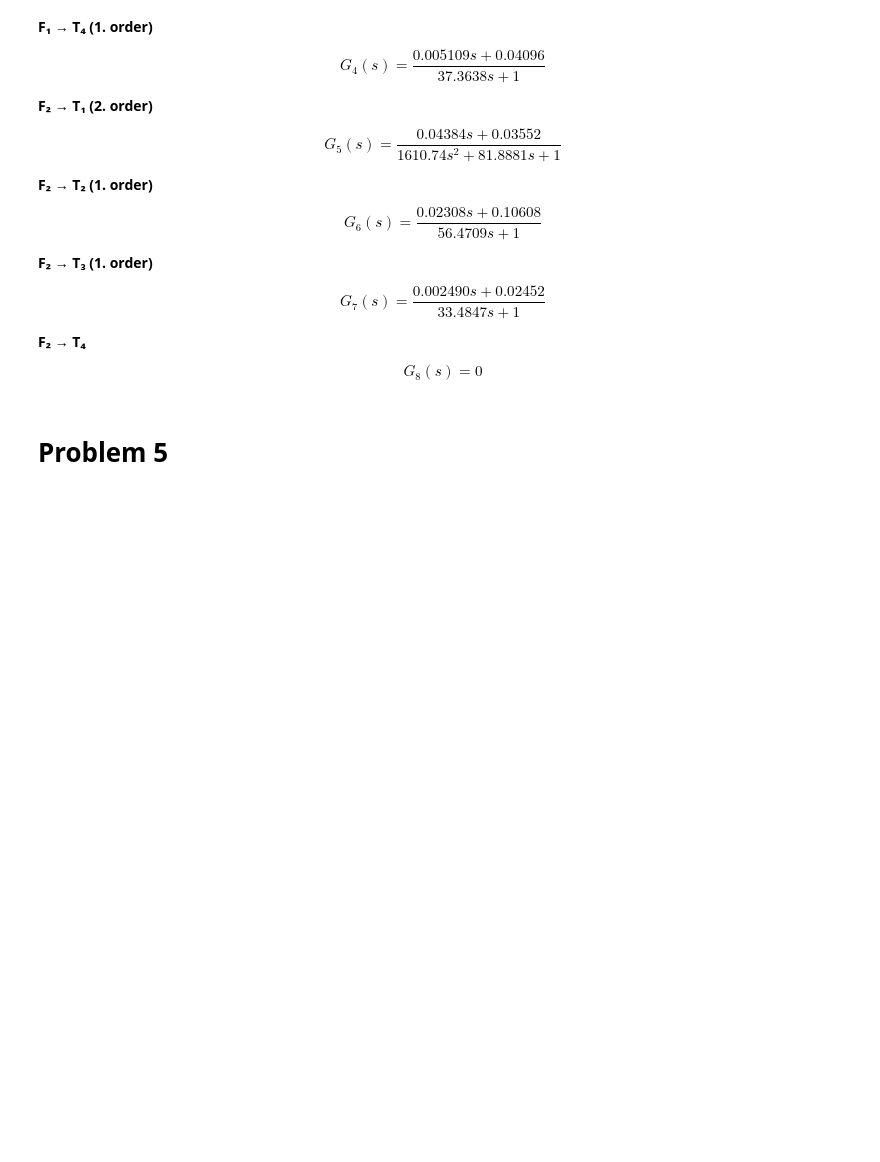
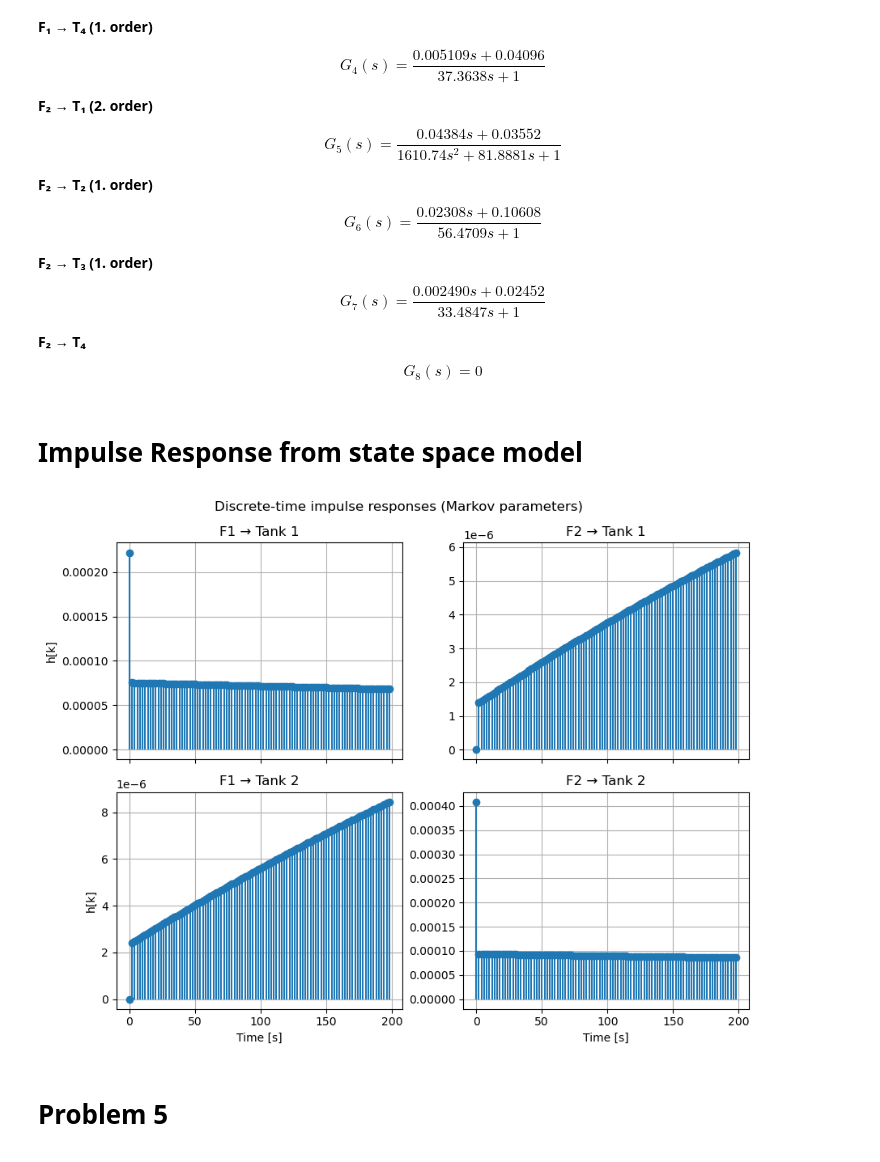
Before and after one commit to Comicboy/DTU_MPC, a Jupyter notebook: Modified_FourTank.ipynb, the cells around one changed output. Drawn from its saved outputs; the diff is of its cells as text; code cells hidden in the pictures; blank space fills up the shorter version.

```diff
--- a/Modified_FourTank.ipynb
+++ b/Modified_FourTank.ipynb
@@ -174,6 +184,7 @@ m30 = rho * A3 * h30
 m40 = rho * A4 * h40
 
 x0 = np.array([m10, m20, m30, m40])  # Initial states for first simulation
+dt = 10
 step_pers_list = [0.1, 0.25, 0.5]
 results_F1 = []
 results_F2 = []
@@ -195,7 +206,7 @@ for idx, step_pers in enumerate(step_pers_list):
     # --- Steady-state simulation ---
     u = np.array([F1_old, F2_old])
     d = np.array([F3_old, F4_old])
-    x, y, z, T_all, X_all, H_all = fun.sim22(times, x0, u, d, p, noise_level=noise_level, plot=False)
+    x, y, z, T_all, X_all, H_all = fun.sim22(times, x0, u, d, p, dt, noise_level=noise_level, plot=False)
     x0_ss = X_all[-1,:].flatten()
     h0_ss = H_all[-1,:].flatten()
 
@@ -205,7 +216,7 @@ for idx, step_pers in enumerate(step_pers_list):
     F1 = F1_old * (1 + step_pers)
     F2 = F2_old
     u = np.array([F1, F2])
-    x, y, z, T_all, X_all, H_all = fun.sim22(times, x0_ss, u, d, p, noise_level=noise_level, plot=False)
+    x, y, z, T_all, X_all, H_all = fun.sim22(times, x0_ss, u, d, p, dt, noise_level=noise_level, plot=False)
     results_F1.append(x)
     h_end = H_all[-1,:].flatten()
     step_size_F1 = float(F1[0] - F1_old[0])
@@ -223,7 +234,7 @@ for idx, step_pers in enumerate(step_pers_list):
     F1 = F1_old
     F2 = F2_old * (1 + step_pers)
     u = np.array([F1, F2])
-    x, y, z, T_all, X_all, H_all = fun.sim22(times, x0_ss, u, d, p, noise_level=noise_level, plot=False)
+    x, y, z, T_all, X_all, H_all = fun.sim22(times, x0_ss, u, d, p, dt, noise_level=noise_level, plot=False)
     results_F2.append(x)
     h_end = H_all[-1,:].flatten()
     step_size_F2 = float(F2[0] - F2_old[0])
@@ -795,6 +656,15 @@ $$
 $$
 G_{8}(s) = 0
 $$
+# %% [markdown]
+# Impulse Response from state space model
+# %%
+Ts = 2.0
+
+H = fun.impulse_response_markov_from_ss(Ad, Bd, Cd, Dd, n_steps=100)
+fun.plot_markov_parameters(H, Ts=Ts, title="Discrete-time impulse responses (Markov parameters)")
+# %% [output]
+[figure, added]
 # %% [markdown]
 # Problem 5
 ![image.png](attachment:image.png)
```
Also changed, not shown: parts of 16 cells of this notebook, 2 other files.
